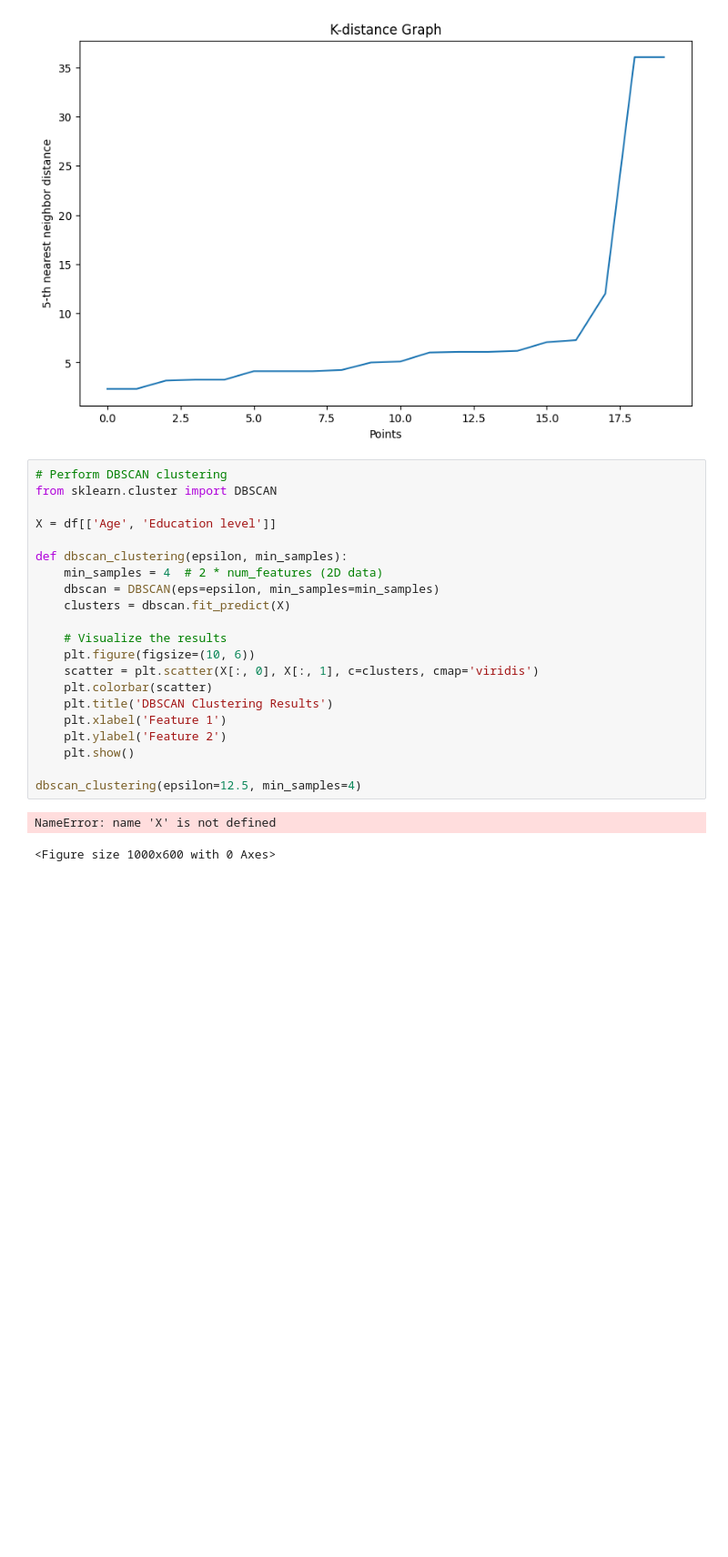
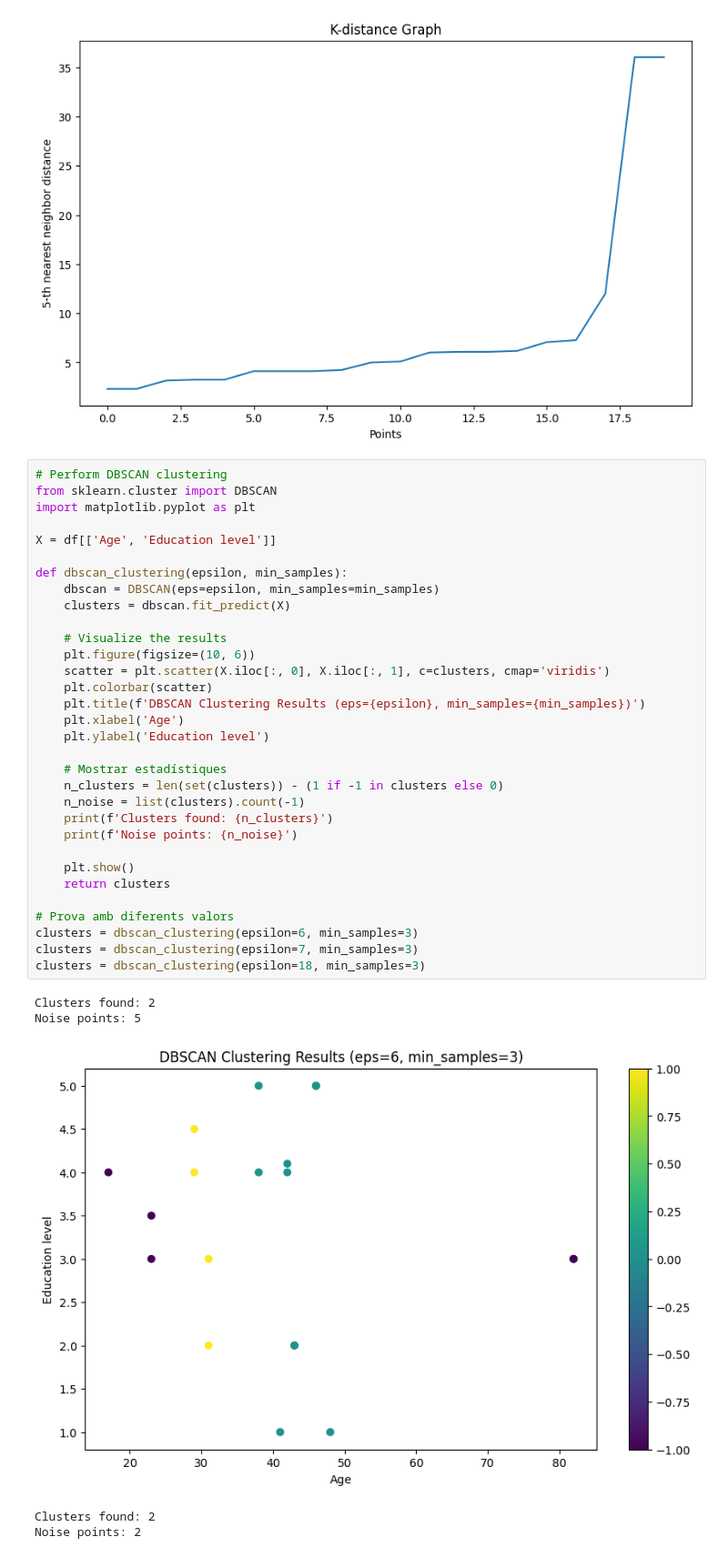
Before and after one commit to jrbayguade/Clustering_experiments, a Jupyter notebook: clustering_tests.ipynb, the cells around one changed output. Shown at 91% size. Cells and saved outputs as stored; diff of their text form; blank space fills up the shorter version.

```diff
--- a/clustering_tests.ipynb
+++ b/clustering_tests.ipynb
@@ -124,24 +124,38 @@ plot_k_distance_graph(df[['Age', 'Education level']], k=5)
 # %%
 # Perform DBSCAN clustering
 from sklearn.cluster import DBSCAN
+import matplotlib.pyplot as plt
 
 X = df[['Age', 'Education level']]
 
 def dbscan_clustering(epsilon, min_samples):
-    min_samples = 4  # 2 * num_features (2D data)
     dbscan = DBSCAN(eps=epsilon, min_samples=min_samples)
     clusters = dbscan.fit_predict(X)
 
     # Visualize the results
     plt.figure(figsize=(10, 6))
-    scatter = plt.scatter(X[:, 0], X[:, 1], c=clusters, cmap='viridis')
+    scatter = plt.scatter(X.iloc[:, 0], X.iloc[:, 1], c=clusters, cmap='viridis')
     plt.colorbar(scatter)
-    plt.title('DBSCAN Clustering Results')
-    plt.xlabel('Feature 1')
-    plt.ylabel('Feature 2')
+    plt.title(f'DBSCAN Clustering Results (eps={epsilon}, min_samples={min_samples})')
+    plt.xlabel('Age')
+    plt.ylabel('Education level')
+
+    # Mostrar estadístiques
+    n_clusters = len(set(clusters)) - (1 if -1 in clusters else 0)
+    n_noise = list(clusters).count(-1)
+    print(f'Clusters found: {n_clusters}')
+    print(f'Noise points: {n_noise}')
+
     plt.show()
+    return clusters
 
-dbscan_clustering(epsilon=12.5, min_samples=4)
+# Prova amb diferents valors
+clusters = dbscan_clustering(epsilon=6, min_samples=3)
+clusters = dbscan_clustering(epsilon=7, min_samples=3)
+clusters = dbscan_clustering(epsilon=18, min_samples=3)
 # %% [output]
-NameError: name 'X' is not defined
+Clusters found: 2
+Noise points: 5
+[figure, added]
-<Figure size 1000x600 with 0 Axes>
+Clusters found: 2
+Noise points: 2
```
Also changed, not shown: parts of 9 cells of this notebook.
